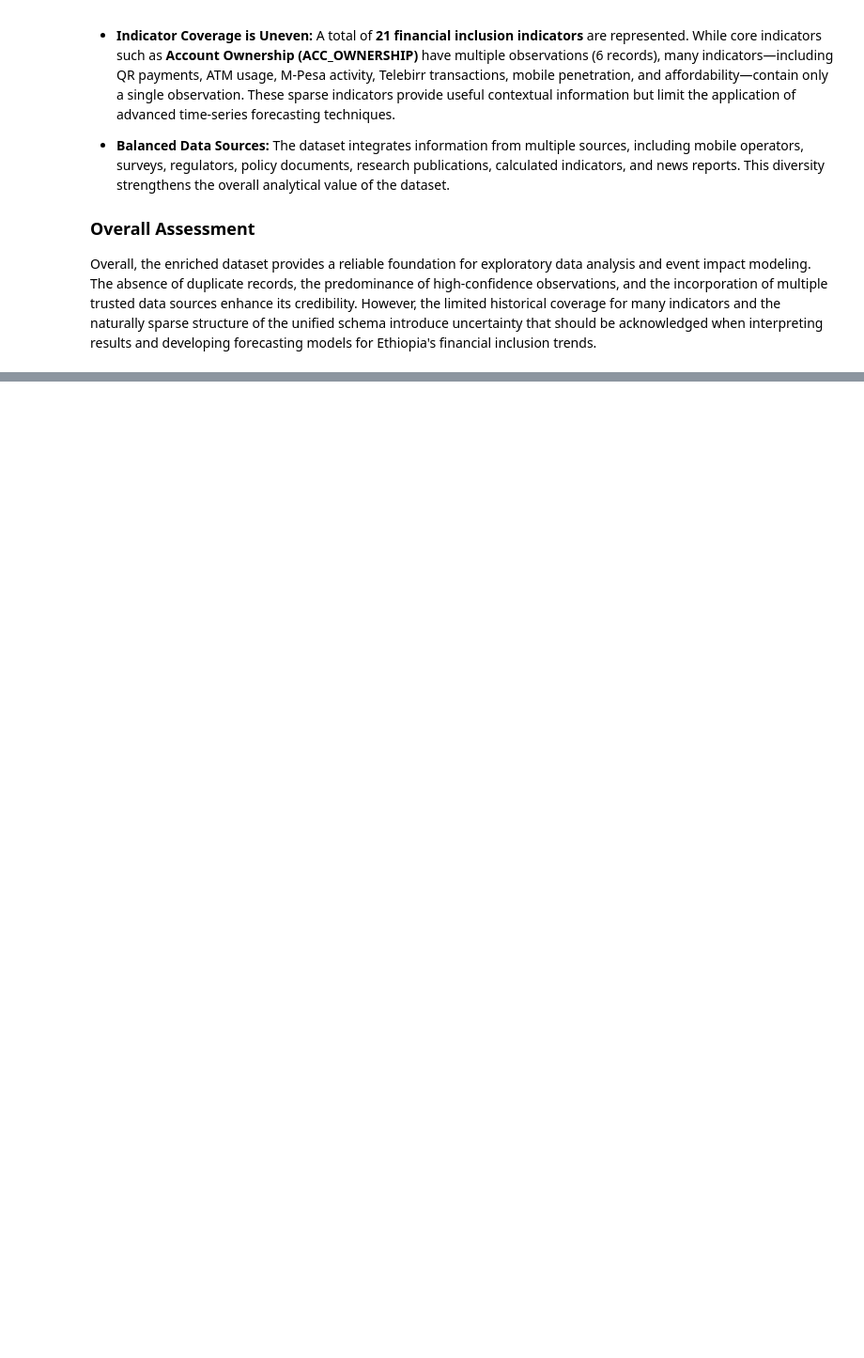
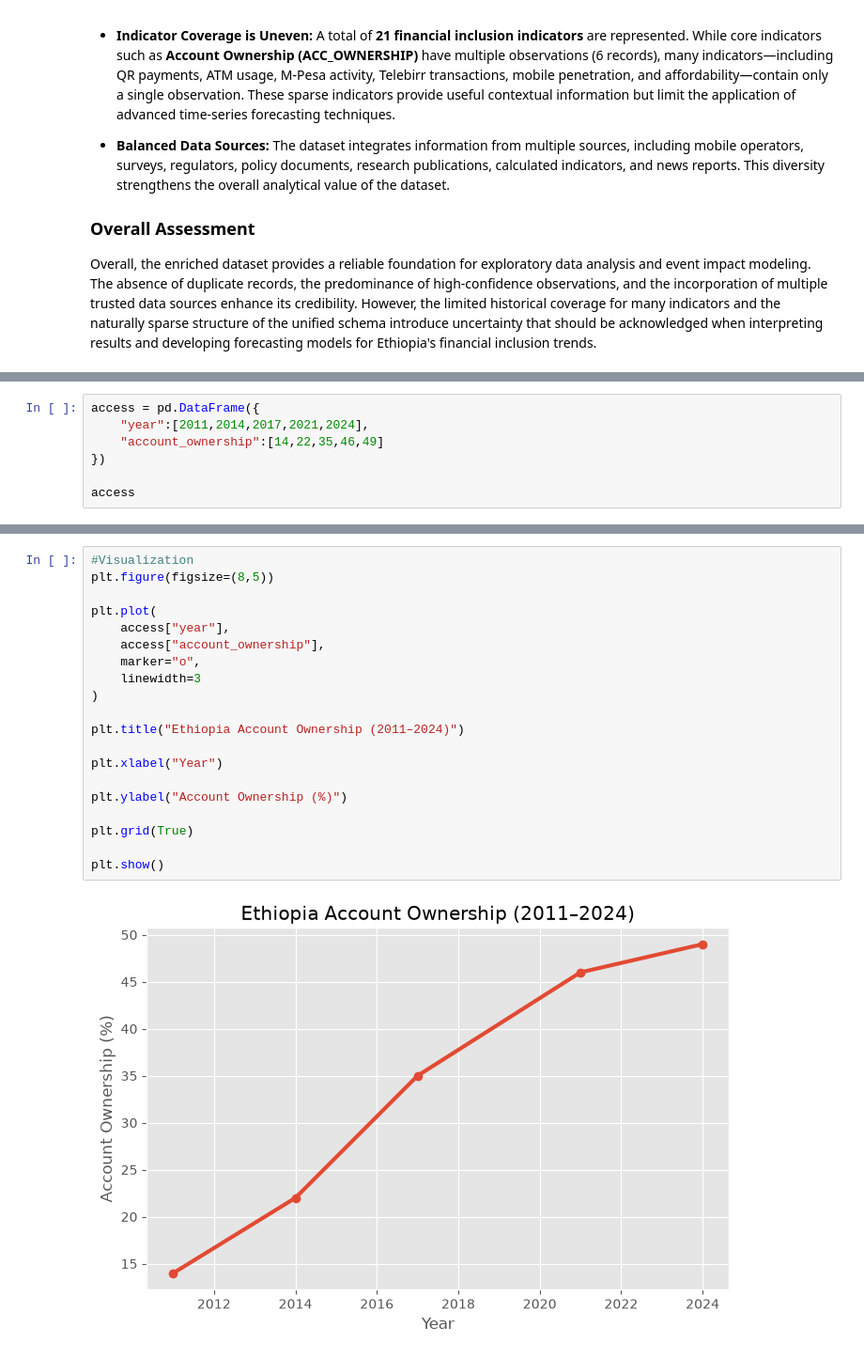
Before and after one commit to Lalisecf/ethiopia-fi-forecast-week11, a Jupyter notebook: notebooks/task_2_eda.ipynb, the cells around one changed output, grey strips where cells are left out. Shown at 94% size. Drawn from its saved outputs; the diff is of its cells as text; blank space fills up the shorter version.

Commit message:
Analyze account ownership trends and access indicators

```diff
--- a/notebooks/task_2_eda.ipynb
+++ b/notebooks/task_2_eda.ipynb
@@ -487,0 +496,7 @@ Overall, the enriched dataset provides a reliable foundation for exploratory dat
+# %%
+access = pd.DataFrame({
+    "year":[2011,2014,2017,2021,2024],
+    "account_ownership":[14,22,35,46,49]
+})
+
+access
@@ -487,0 +510,22 @@ Overall, the enriched dataset provides a reliable foundation for exploratory dat
+# %%
+#Visualization
+plt.figure(figsize=(8,5))
+
+plt.plot(
+    access["year"],
+    access["account_ownership"],
+    marker="o",
+    linewidth=3
+)
+
+plt.title("Ethiopia Account Ownership (2011–2024)")
+
+plt.xlabel("Year")
+
+plt.ylabel("Account Ownership (%)")
+
+plt.grid(True)
+
+plt.show()
+# %% [output]
+[figure, added]
```
Also changed, not shown: parts of 24 cells of this notebook.
